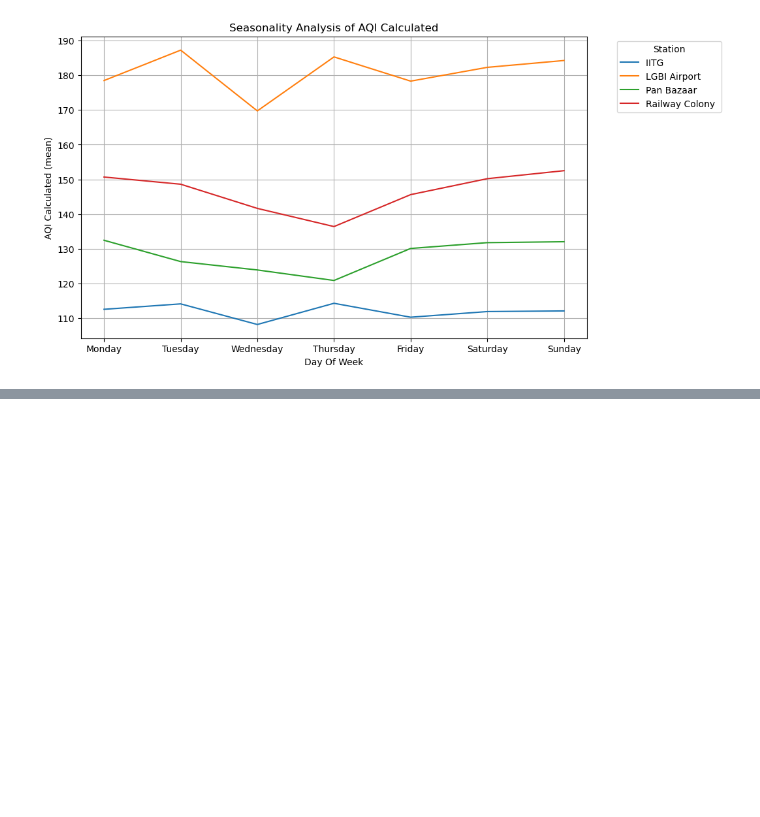
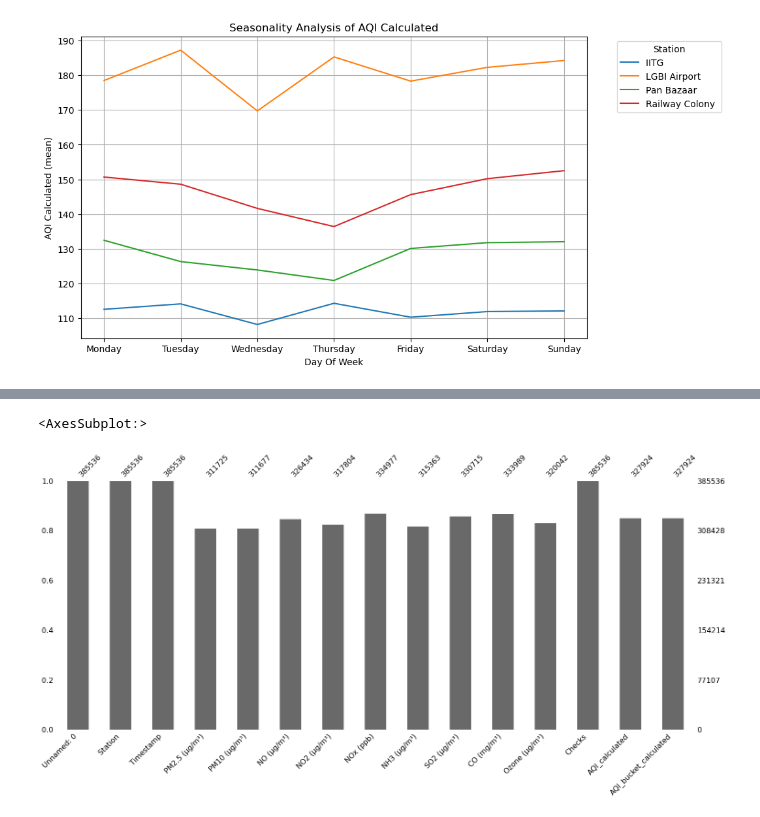
Before and after one commit to GullibleSandwich/ML-Project-CS361, a Jupyter notebook: eda.ipynb, the cells around one changed output, grey strips where cells are left out. Cells and saved outputs as stored; diff of their text form; code cells hidden in the pictures; blank space fills up the shorter version.

```diff
--- a/eda.ipynb
+++ b/eda.ipynb
@@ -141,0 +163,5 @@ for (year, station), data in grouped_data:
+# %%
+msno.bar(df2)
+# %% [output]
+<AxesSubplot:>
+[figure, added]
```
Also changed, not shown: parts of 5 cells of this notebook.
